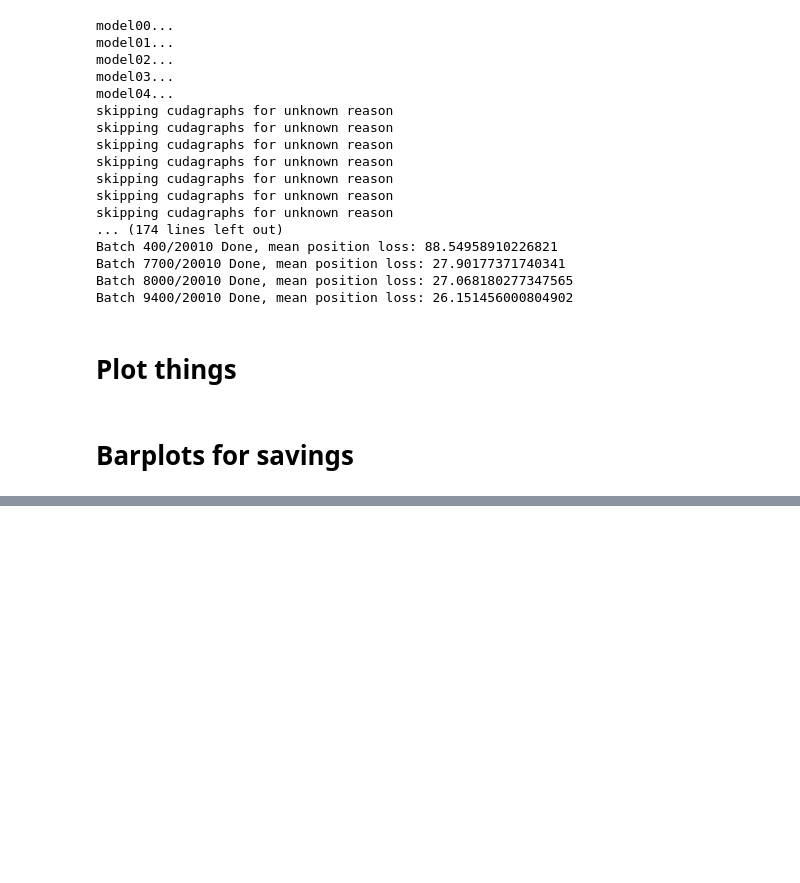
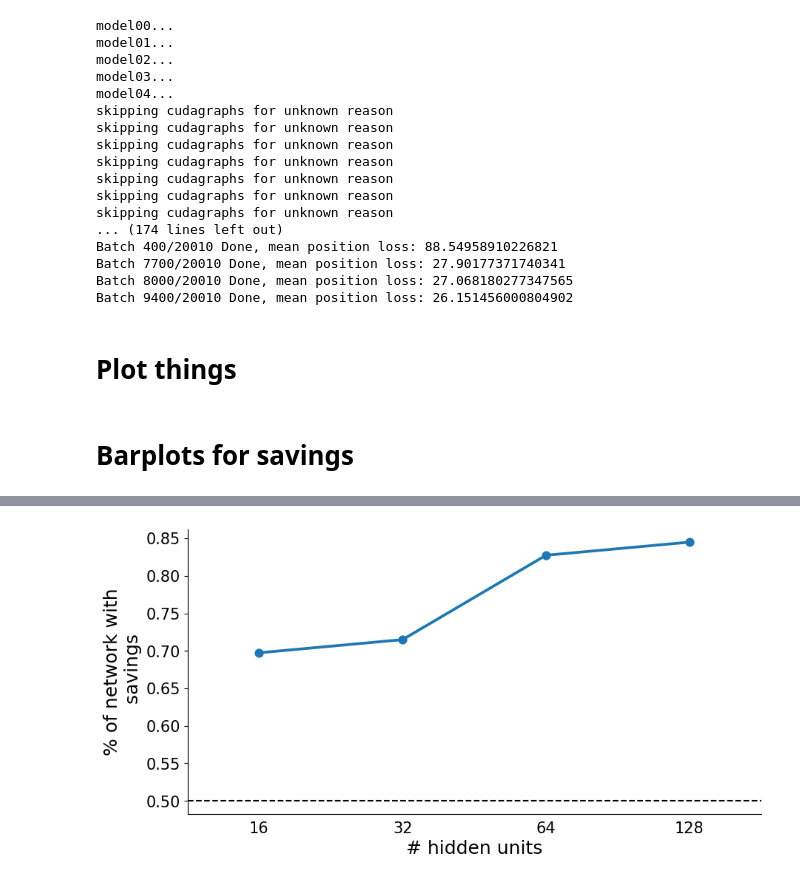
Before and after one commit to mshahbazi1997/MotorSavingModel, a Jupyter notebook: notebooks/result.ipynb, the cells around one changed output, grey strips where cells are left out. Saved outputs shown, nothing was run; the diff lists cells and outputs as text; code cells hidden in the pictures; blank space fills up the shorter version.

```diff
--- a/notebooks/result.ipynb
+++ b/notebooks/result.ipynb
@@ -101,0 +182,42 @@ len(loss['NF1'][19])
+# %%
+D = pd.read_csv(base_dir+'/loss.csv')
+
+filter_condition = (
+    (D['phase'].isin(['FF1', 'FF2'])) &
+    (D['feature'] == 'rate') # you can select 'init' or 'rate'
+)
+T = D[filter_condition].reset_index(drop=True)
+
+
+
+ff1_data = T[T['phase']=='FF1']
+ff2_data = T[T['phase']=='FF2']
+
+
+merged_data = pd.merge(ff1_data,ff2_data,on='size',suffixes=('_ff1', '_ff2'))
+
+# Calculate the difference in 'loss'
+merged_data['loss_difference'] = (merged_data['value_ff2']-merged_data['value_ff1']>0) #& (merged_data2['value_ff2']-merged_data2['value_ff1']>0)
+
+# Plotting
+fig, ax = plt.subplots(1, 1, figsize=(10, 5))
+sb.pointplot(x='size', y='loss_difference', data=merged_data, ax=ax,errorbar=None) #,errorbar=None
+
+ax.axhline(0.5, color='black', linestyle='--')
+
+ax.spines['top'].set_visible(False)
+ax.spines['right'].set_visible(False)
+
+ax.xaxis.set_tick_params(labelsize=fontsize_tick)
+ax.yaxis.set_tick_params(labelsize=fontsize_tick)
+
+ax.tick_params(bottom = False)
+ax.set_xlabel('# hidden units', fontsize = fontsize_label)
+ax.set_ylabel('% of network with\n savings', fontsize = fontsize_label)
+
+plt.show()
+
+
+#fig.savefig(os.path.join(save_fig,'saving_vs_size.pdf'),dpi=300,bbox_inches='tight')
+# %% [output]
+[figure, added]
```
Also changed, not shown: parts of 11 cells of this notebook, 4 other files.
